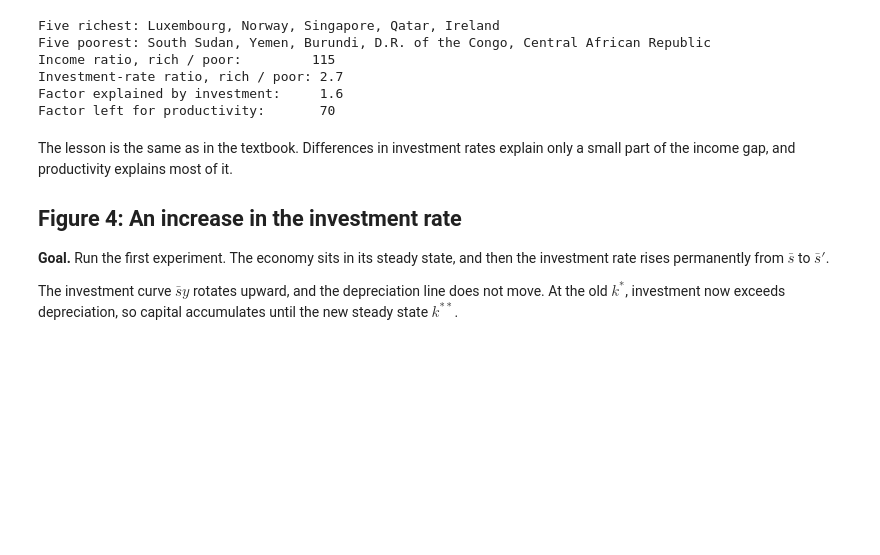
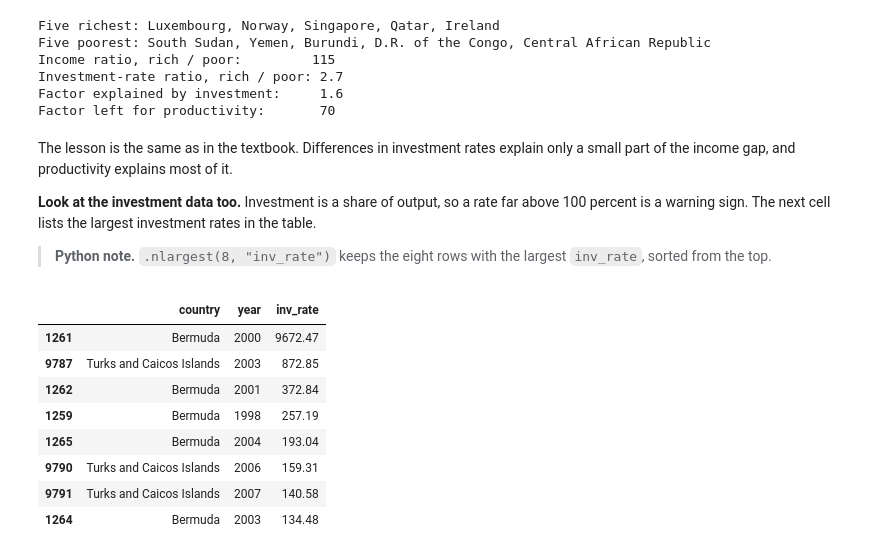
Before and after one commit to quarcs-lab/macro102-site, a Jupyter notebook: notebooks/ch05-the-solow-growth-model.ipynb, the cells around one changed output. Cells and saved outputs as stored; diff of their text form; code cells hidden in the pictures; blank space fills up the shorter version.

```diff
--- a/notebooks/ch05-the-solow-growth-model.ipynb
+++ b/notebooks/ch05-the-solow-growth-model.ipynb
@@ -458,33 +458,20 @@ Factor left for productivity:       70
 The lesson is the same as in the textbook. Differences in investment rates explain only a small
 part of the income gap, and productivity explains most of it.
 
-## Figure 4: An increase in the investment rate
+**Look at the investment data too.** Investment is a share of output, so a rate far above 100 percent
+is a warning sign. The next cell lists the largest investment rates in the table.
 
-**Goal.** Run the first experiment. The economy sits in its steady state, and then the investment
-rate rises permanently from $\bar{s}$ to $\bar{s}'$.
-
-The investment curve $\bar{s}y$ rotates upward, and the depreciation line does not move. At the old $k^*$,
-investment now exceeds depreciation, so capital accumulates until the new steady state $k^{**}$.
+> **Python note.** `.nlargest(8, "inv_rate")` keeps the eight rows with the largest `inv_rate`, sorted
+> from the top.
 # %%
-def increase_in_s(s=0.4, s_new=0.6, d=0.1, A=1.0):
-    """Figure 5.4: the investment curve shifts up when s rises to s_new."""
-    k = np.linspace(0, 25, 200)
-    y_max = 2.75
-    k_old, k_new = steady_state_k(s, d, A), steady_state_k(s_new, d, A)
-    fig = go.Figure()
-    add_curve(fig, k, s_new * output(k, A), "s′·y (new)", TEAL, y_max)       # new curves first: their names win
-    add_curve(fig, k, d * k, "Depreciation, d·k", BLUE, y_max)
-    add_curve(fig, k, s * output(k, A), "s·y (old)", GRAY, y_max, dash="dash")
-    if k_new > k_old:                                # place the two dot labels where no curve passes
-        places = ["bottom right", "top left"]
-    else:
-        places = ["top left", "bottom right"]
-    fig.add_trace(go.Scatter(x=[k_old, k_new], y=[d * k_old, d * k_new], name="k* (old) and k** (new)",
-                             mode="markers+text", text=["k*", "k**"], textposition=places,
-                             marker=dict(color="black", size=11)))
-    add_arrow(fig, k_old, k_new, 0.08)
-    fig.update_layout(title=f"k* = {k_old:.2f}  →  k** = {k_new:.2f}   (k**/k* = {k_new / k_old:.2f})",
-                      xaxis=dict(title="Capital per person, k", range=[0, 25], tickvals=[5, 10, 15, 20, 25]),
-                      yaxis=dict(title="Investment and depreciation", range=[0, y_max]),
-                      showlegend=False, margin=dict(r=150))
-    return fig
+panel.nlargest(8, "inv_rate")[["country", "year", "inv_rate"]]
+# %% [output]
+|  | country | year | inv_rate |
+| 1261 | Bermuda | 2000 | 9672.47 |
+| 9787 | Turks and Caicos Islands | 2003 | 872.85 |
+| 1262 | Bermuda | 2001 | 372.84 |
+| 1259 | Bermuda | 1998 | 257.19 |
+| 1265 | Bermuda | 2004 | 193.04 |
+| 9790 | Turks and Caicos Islands | 2006 | 159.31 |
+| 9791 | Turks and Caicos Islands | 2007 | 140.58 |
+| 1264 | Bermuda | 2003 | 134.48 |
```
Also changed, not shown: parts of 83 cells of this notebook, 9 other files.
